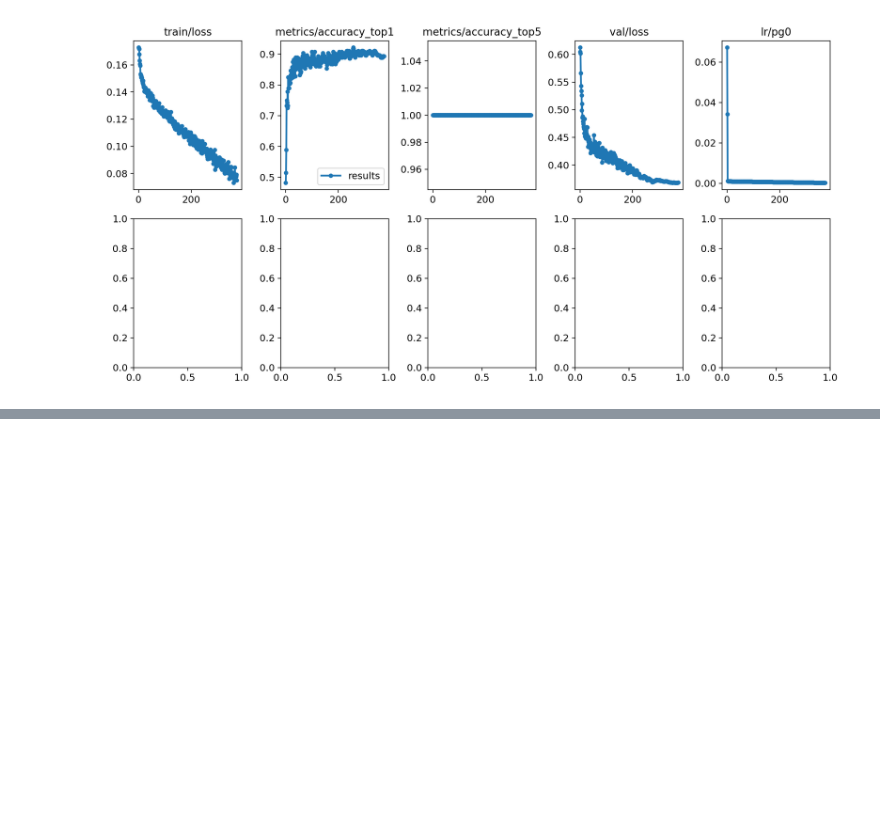
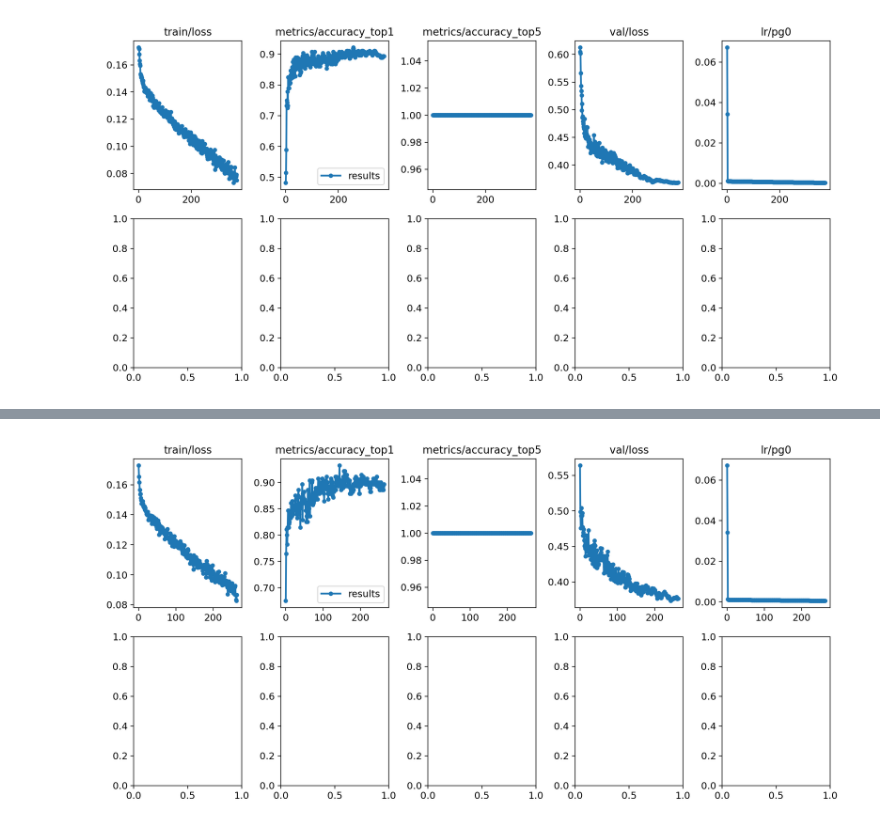
Before and after one commit to shumshersubashgautam/Yolo_Classification_Autism, a Jupyter notebook: Autism_Validation_testing_yolov8_graph.ipynb, the cells around one changed output, grey strips where cells are left out. Cells and saved outputs as stored; diff of their text form; code cells hidden in the pictures; blank space fills up the shorter version.

```diff
--- a/Autism_Validation_testing_yolov8_graph.ipynb
+++ b/Autism_Validation_testing_yolov8_graph.ipynb
@@ -635,0 +1583,5 @@ Image(filename=f'/content/ultralytics/Optimizers/SGD-375/results.png', height=80
+# %%
+from IPython.display import display, Image
+Image(filename=f'/content/ultralytics/Optimizers/AdamW/results.png', height=800)
+# %% [output]
+[figure, added]
```
Also changed, not shown: parts of 21 cells of this notebook.
